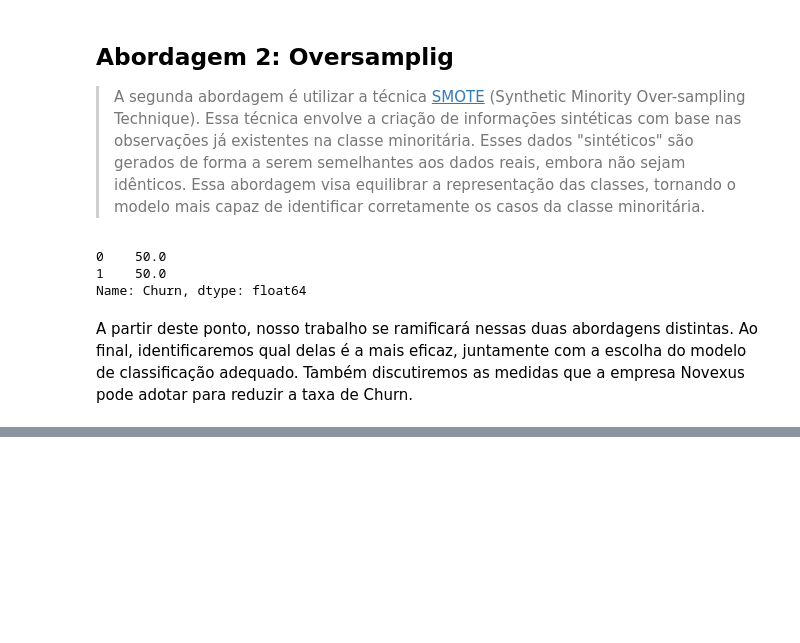
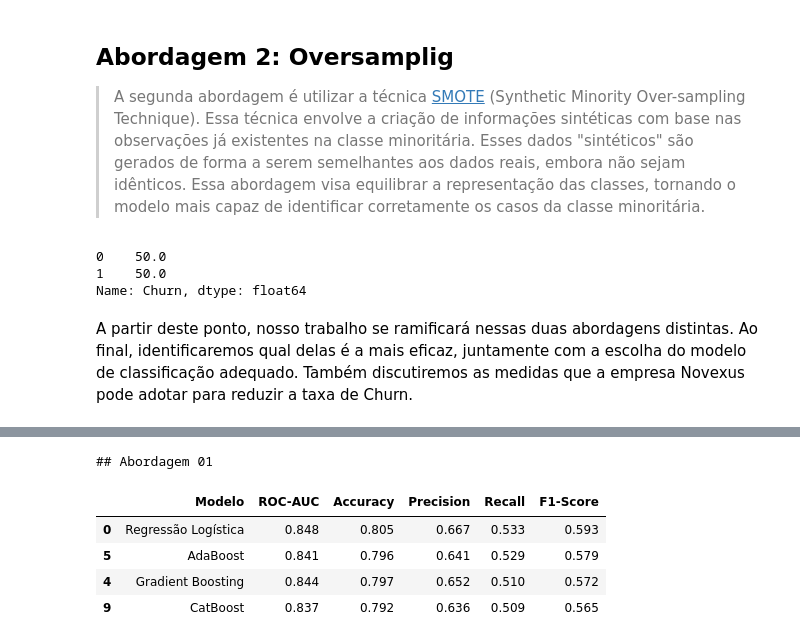
Before and after one commit to SarahBarbosa/churn-prediction, a Jupyter notebook: S02_Feature_Engineering_e_Modelo_de_Machine_Learning.ipynb, the cells around one changed output, grey strips where cells are left out. Cells and saved outputs as stored; diff of their text form; code cells hidden in the pictures; blank space fills up the shorter version.

```diff
--- a/S02_Feature_Engineering_e_Modelo_de_Machine_Learning.ipynb
+++ b/S02_Feature_Engineering_e_Modelo_de_Machine_Learning.ipynb
@@ -144,0 +224,10 @@ A partir deste ponto, nosso trabalho se ramificará nessas duas abordagens disti
+# %%
+print('## Abordagem 01')
+df_resultado_ab1.sort_values('F1-Score', ascending = False).head(4)
+# %% [output]
+## Abordagem 01
+|  | Modelo | ROC-AUC | Accuracy | Precision | Recall | F1-Score |
+| 0 | Regressão Logística | 0.848 | 0.805 | 0.667 | 0.533 | 0.593 |
+| 5 | AdaBoost | 0.841 | 0.796 | 0.641 | 0.529 | 0.579 |
+| 4 | Gradient Boosting | 0.844 | 0.797 | 0.652 | 0.510 | 0.572 |
+| 9 | CatBoost | 0.837 | 0.792 | 0.636 | 0.509 | 0.565 |
```
Also changed, not shown: parts of 28 cells of this notebook.
